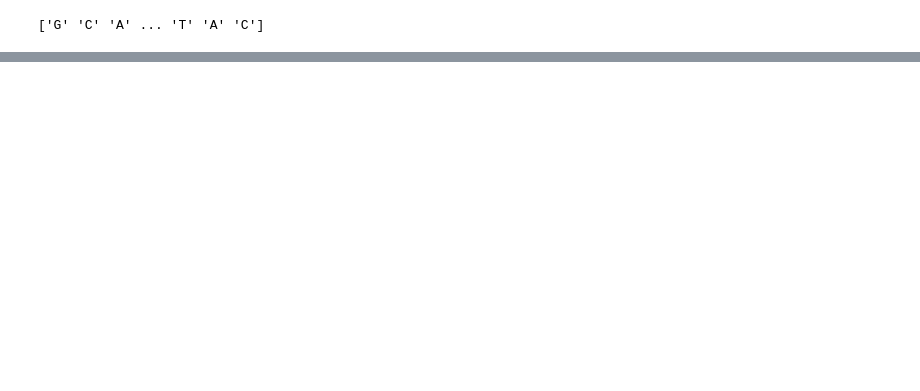
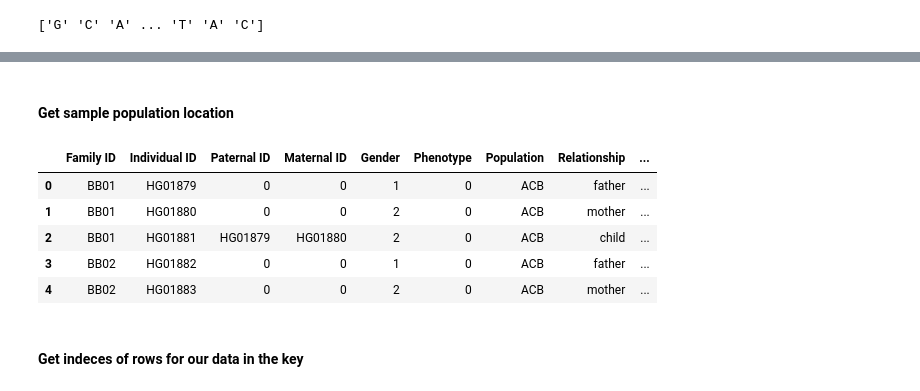
Before and after one commit to chrisporras/1000Genomes-PCA, a Jupyter notebook: 1000Genomes-PCA-Analysis.ipynb, the cells around one changed output, grey strips where cells are left out. Cells and saved outputs as stored; diff of their text form; code cells hidden in the pictures; blank space fills up the shorter version.

```diff
--- a/1000Genomes-PCA-Analysis.ipynb
+++ b/1000Genomes-PCA-Analysis.ipynb
@@ -109,0 +80,2 @@ z = conv.T@PCs[:,2]
+# %% [markdown]
+#### Get sample population location
@@ -109,0 +84,13 @@ z = conv.T@PCs[:,2]
+# %%
+key = pd.read_csv("20130606_g1k.ped", sep='\t')
+# %%
+key.head()
+# %% [output]
+|  | Family ID | Individual ID | Paternal ID | Maternal ID | Gender | Phenotype | Population | Relationship | ... |
+| 0 | BB01 | HG01879 | 0 | 0 | 1 | 0 | ACB | father | ... |
+| 1 | BB01 | HG01880 | 0 | 0 | 2 | 0 | ACB | mother | ... |
+| 2 | BB01 | HG01881 | HG01879 | HG01880 | 2 | 0 | ACB | child | ... |
+| 3 | BB02 | HG01882 | 0 | 0 | 1 | 0 | ACB | father | ... |
+| 4 | BB02 | HG01883 | 0 | 0 | 2 | 0 | ACB | mother | ... |
+# %% [markdown]
+#### Get indeces of rows for our data in the key
```
Also changed, not shown: parts of 36 cells of this notebook, 2 other files.
